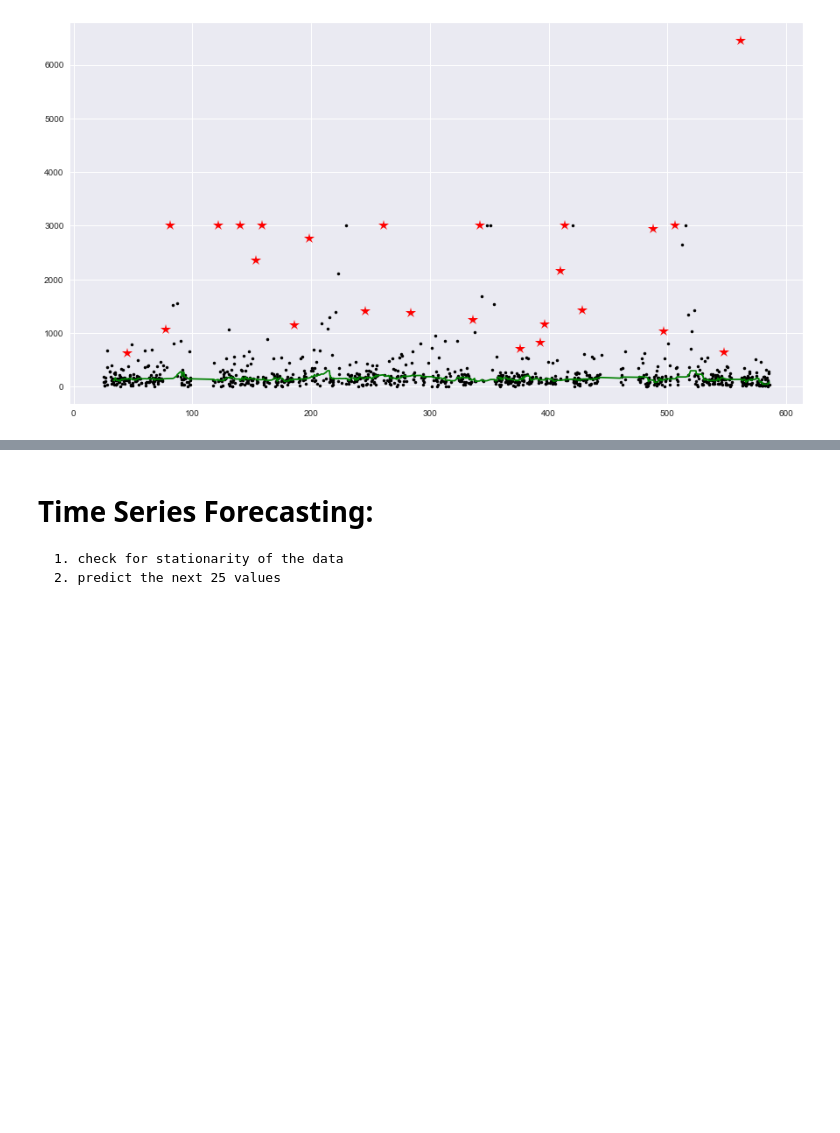
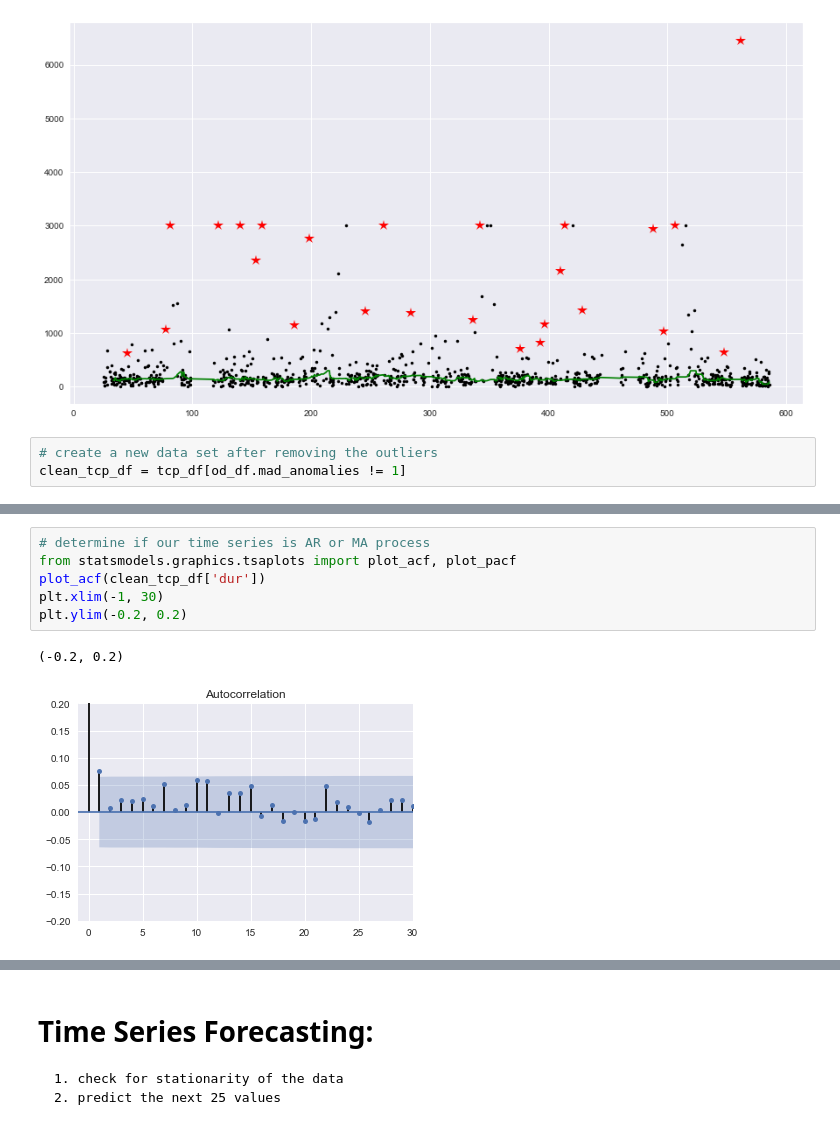
Before and after one commit to JosephKevin/TimeSeriesPrediction, a Jupyter notebook: time_series_prediction.ipynb, the cells around one changed output, grey strips where cells are left out. Drawn from its saved outputs; the diff is of its cells as text; blank space fills up the shorter version.

```diff
--- a/time_series_prediction.ipynb
+++ b/time_series_prediction.ipynb
@@ -332,3 +332,6 @@ plt.plot(ts_r_anomaly, dur_r_anomaly, "r*", markersize=12)
 # %% [output]
 [<matplotlib.lines.Line2D at 0x...>]
 [figure]
+# %%
+# create a new data set after removing the outliers
+clean_tcp_df = tcp_df[od_df.mad_anomalies != 1]
@@ -334,0 +404,9 @@ plt.plot(ts_r_anomaly, dur_r_anomaly, "r*", markersize=12)
+# %%
+# determine if our time series is AR or MA process
+from statsmodels.graphics.tsaplots import plot_acf, plot_pacf
+plot_acf(clean_tcp_df['dur'])
+plt.xlim(-1, 30)
+plt.ylim(-0.2, 0.2)
+# %% [output]
+(-0.2, 0.2)
+[figure, added]
```
Also changed, not shown: parts of 19 cells of this notebook.
